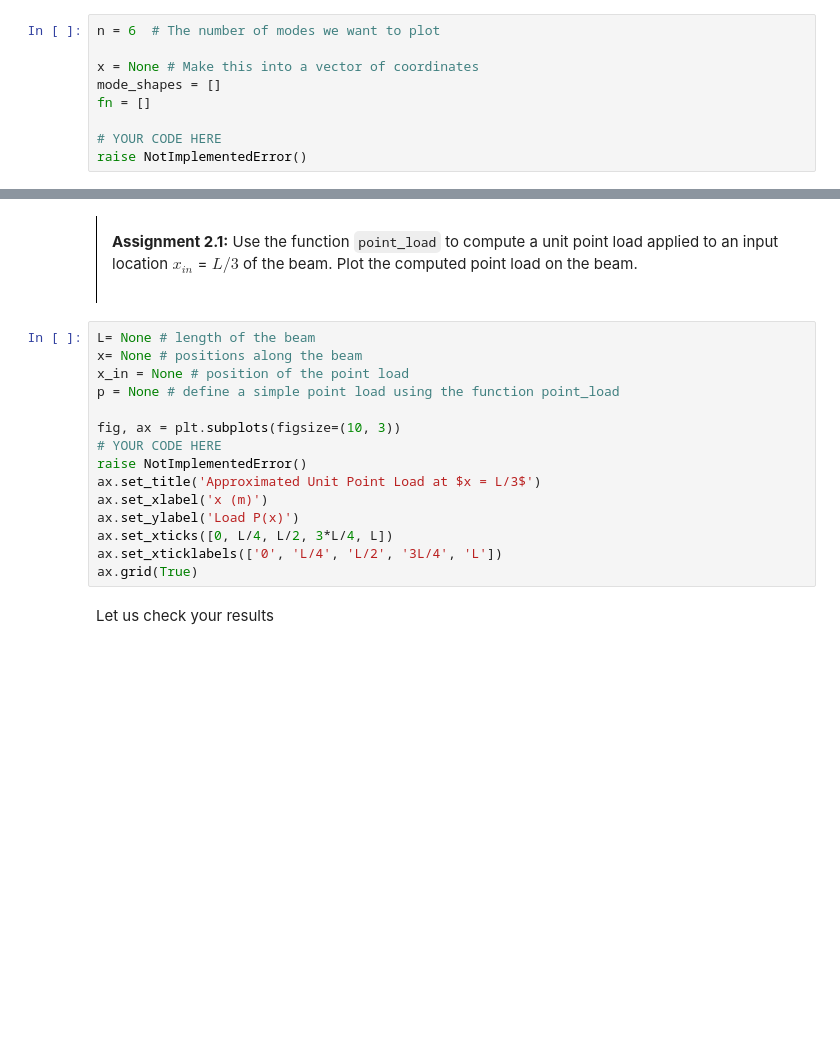
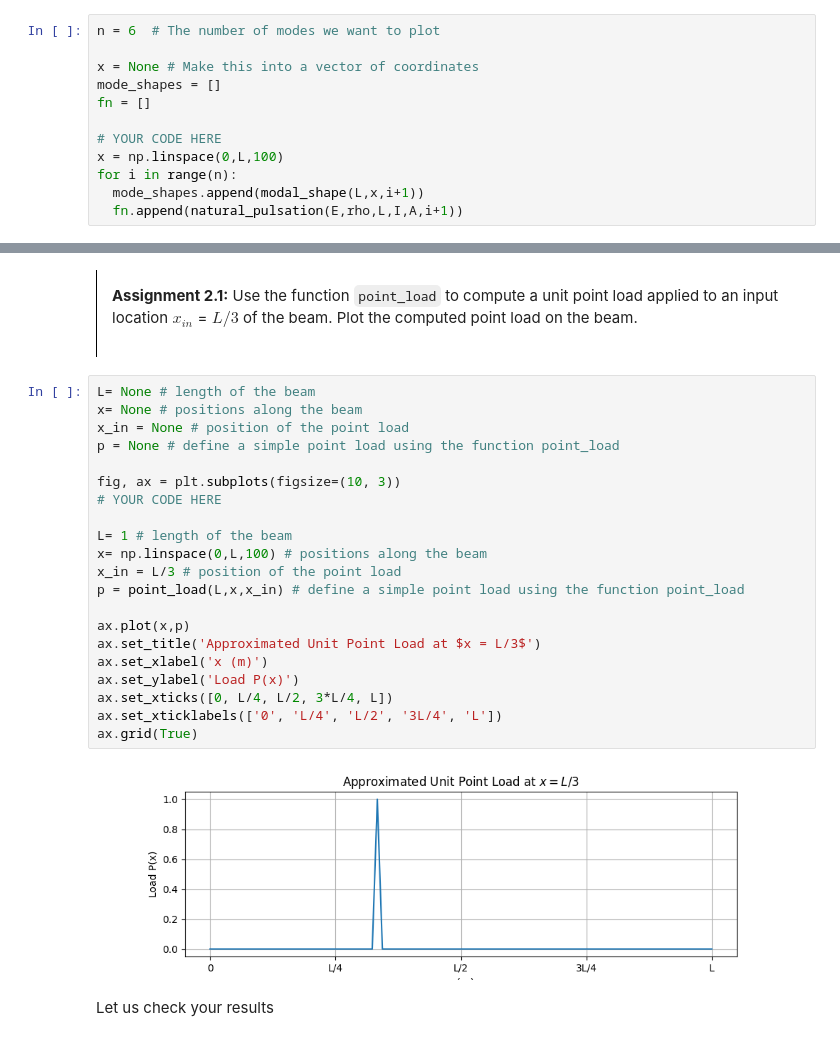
Before and after one commit to RaoulTAMERE/MV2627_Exercises, a Jupyter notebook: Session5_Continuous_systems/session5.ipynb, the cells around one changed output, grey strips where cells are left out. Saved outputs shown, nothing was run; the diff lists cells and outputs as text; blank space fills up the shorter version.

```diff
--- a/Session5_Continuous_systems/session5.ipynb
+++ b/Session5_Continuous_systems/session5.ipynb
@@ -196,7 +200,10 @@ mode_shapes = []
 fn = []
 
 # YOUR CODE HERE
-raise NotImplementedError()
+x = np.linspace(0,L,100)
+for i in range(n):
+  mode_shapes.append(modal_shape(L,x,i+1))
+  fn.append(natural_pulsation(E,rho,L,I,A,i+1))
 # %% [markdown]
 Some quick checks, and then we plot your results.
 # %%
@@ -395,18 +404,26 @@ def point_load(L, x, x_in):
 # %%
 L= None # length of the beam
 x= None # positions along the beam
 x_in = None # position of the point load
 p = None # define a simple point load using the function point_load
 
 fig, ax = plt.subplots(figsize=(10, 3))
 # YOUR CODE HERE
-raise NotImplementedError()
+
+L= 1 # length of the beam
+x= np.linspace(0,L,100) # positions along the beam
+x_in = L/3 # position of the point load
+p = point_load(L,x,x_in) # define a simple point load using the function point_load
+
+ax.plot(x,p)
 ax.set_title('Approximated Unit Point Load at $x = L/3$')
 ax.set_xlabel('x (m)')
 ax.set_ylabel('Load P(x)')
 ax.set_xticks([0, L/4, L/2, 3*L/4, L])
 ax.set_xticklabels(['0', 'L/4', 'L/2', '3L/4', 'L'])
 ax.grid(True)
+# %% [output]
+[figure, added]
 # %% [markdown]
 Let us check your results
 # %%
```
Also changed, not shown: parts of 21 cells of this notebook.
